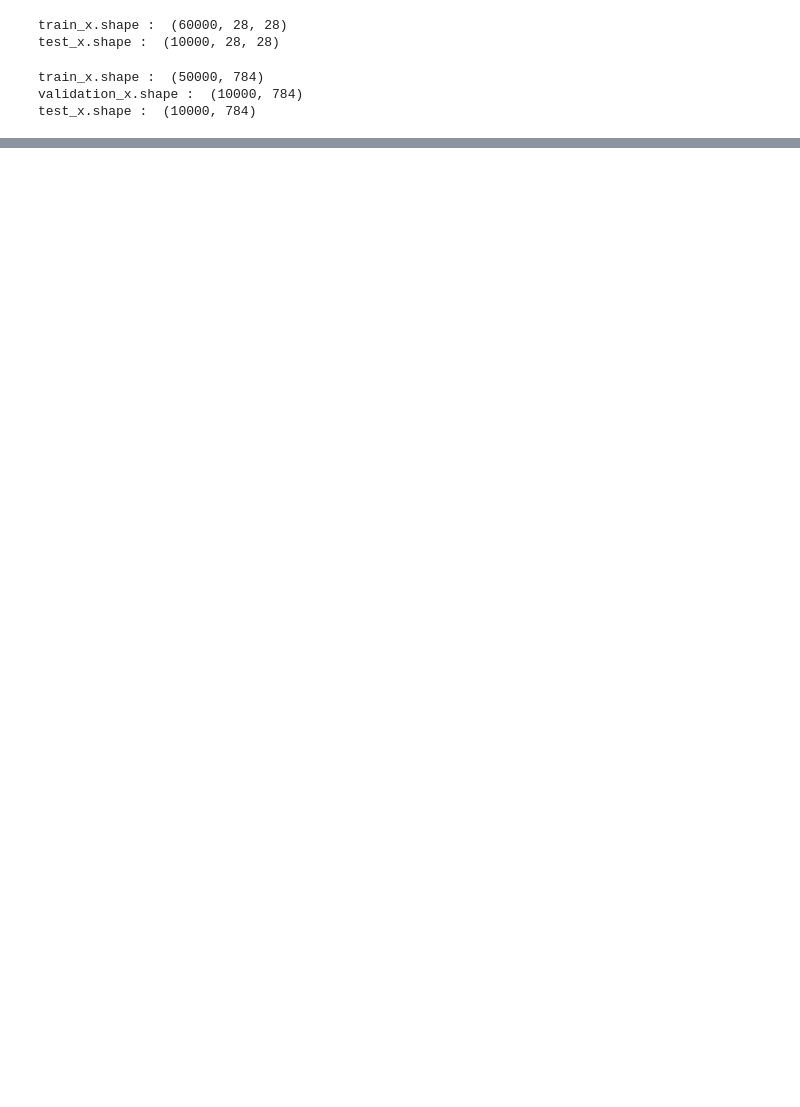
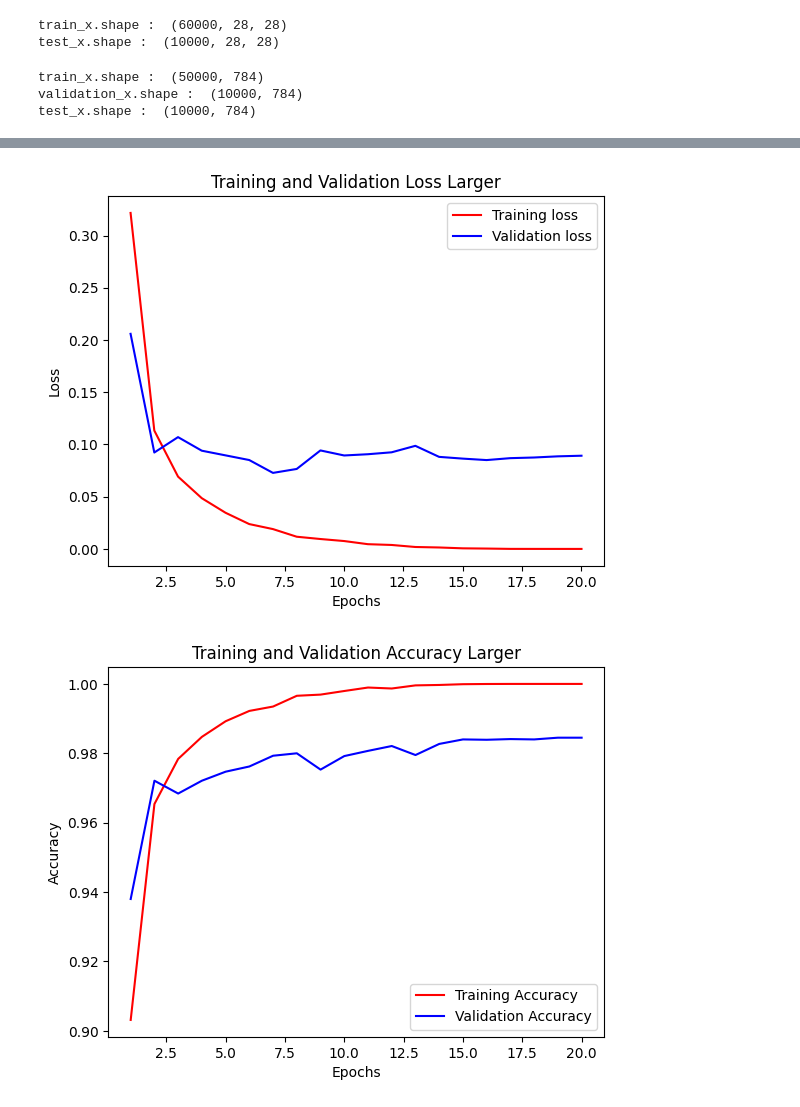
Before and after one commit to bpppoh/Mylearning, a Jupyter notebook: 4312/week7/classWork.ipynb, the cells around one changed output, grey strips where cells are left out. Saved outputs shown, nothing was run; the diff lists cells and outputs as text; code cells hidden in the pictures; blank space fills up the shorter version.

```diff
--- a/4312/week7/classWork.ipynb
+++ b/4312/week7/classWork.ipynb
@@ -103,0 +108,2 @@ plt.show()
+# %%
+history_larger = buildModel(512, train_x).fit(train_x, train_y, epochs=20, batch_size=256, validation_data=(validation_x, validation_y))
@@ -103,0 +158,6 @@ plt.show()
+# %%
+plotLoss(history_larger,"Larger")
+plotAcc(history_larger,"Larger")
+# %% [output]
+[figure, added]
+[figure, added]
```
Also changed, not shown: parts of 20 cells of this notebook.
